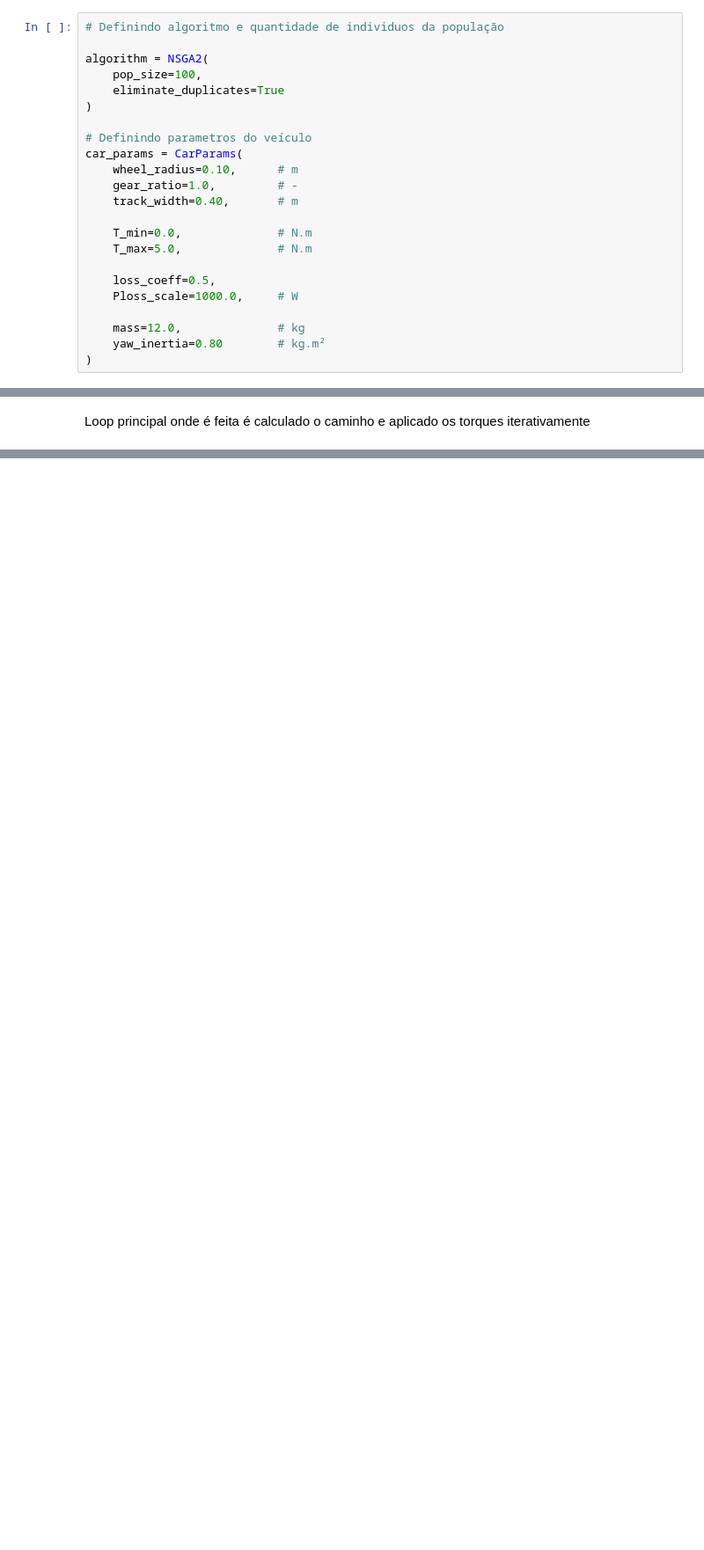
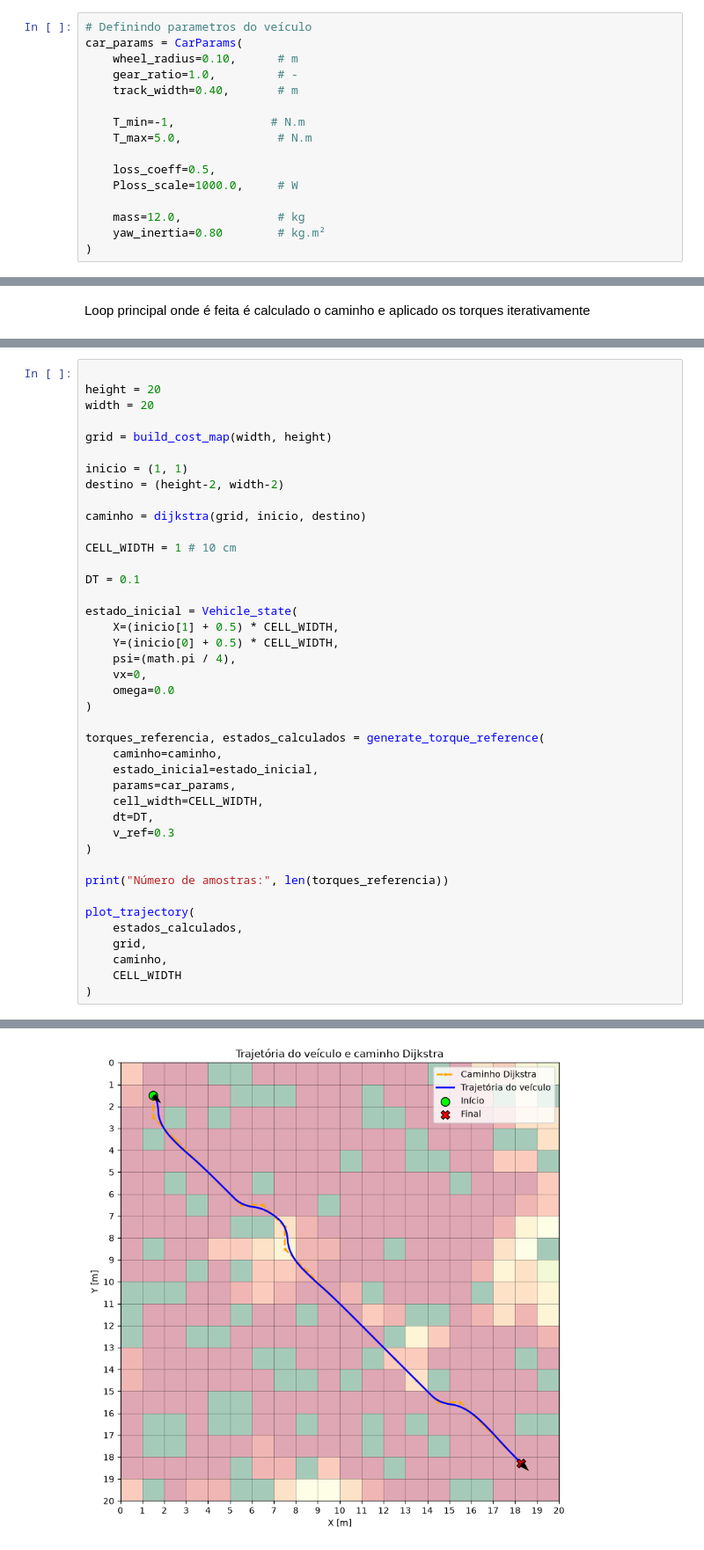
Before and after one commit to Jefferson13t/Torque-Otimo-em-ve-culo-ADW, a Jupyter notebook: analise.ipynb, the cells around one changed output, grey strips where cells are left out. Shown at 88% size. Drawn from its saved outputs; the diff is of its cells as text; blank space fills up the shorter version.

```diff
--- a/analise.ipynb
+++ b/analise.ipynb
@@ -445,18 +41,11 @@ def plot_pareto(F):
 # %%
-# Definindo algoritmo e quantidade de individuos da população
-
-algorithm = NSGA2(
-    pop_size=100,
-    eliminate_duplicates=True
-)
-
 # Definindo parametros do veículo
 car_params = CarParams(
     wheel_radius=0.10,      # m
     gear_ratio=1.0,         # -
     track_width=0.40,       # m
 
-    T_min=0.0,              # N.m
+    T_min=-1,              # N.m
     T_max=5.0,              # N.m
 
     loss_coeff=0.5,
@@ -740,0 +59,42 @@ Número de amostras: 10000
+# %%
+
+height = 20
+width = 20
+
+grid = build_cost_map(width, height)
+
+inicio = (1, 1)
+destino = (height-2, width-2)
+
+caminho = dijkstra(grid, inicio, destino)
+
+CELL_WIDTH = 1 # 10 cm
+
+DT = 0.1
+
+estado_inicial = Vehicle_state(
+    X=(inicio[1] + 0.5) * CELL_WIDTH,
+    Y=(inicio[0] + 0.5) * CELL_WIDTH,
+    psi=(math.pi / 4),
+    vx=0,
+    omega=0.0
+)
+
+torques_referencia, estados_calculados = generate_torque_reference(
+    caminho=caminho,
+    estado_inicial=estado_inicial,
+    params=car_params,
+    cell_width=CELL_WIDTH,
+    dt=DT,
+    v_ref=0.3
+)
+
+print("Número de amostras:", len(torques_referencia))
+
+plot_trajectory(
+    estados_calculados,
+    grid,
+    caminho,
+    CELL_WIDTH
+)
+# %% [output]
@@ -741 +102,2 @@ Número de amostras: 10000
+[figure, added]
 # %%
```
Also changed, not shown: parts of 21 cells of this notebook, 4 other files.
